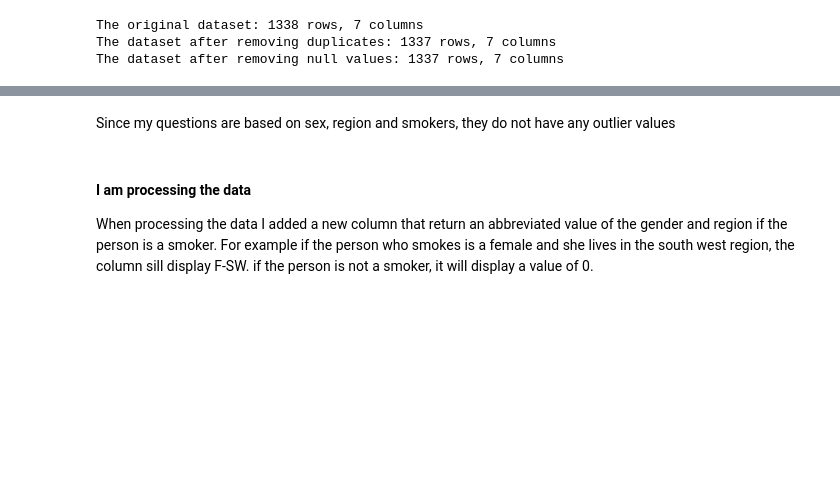
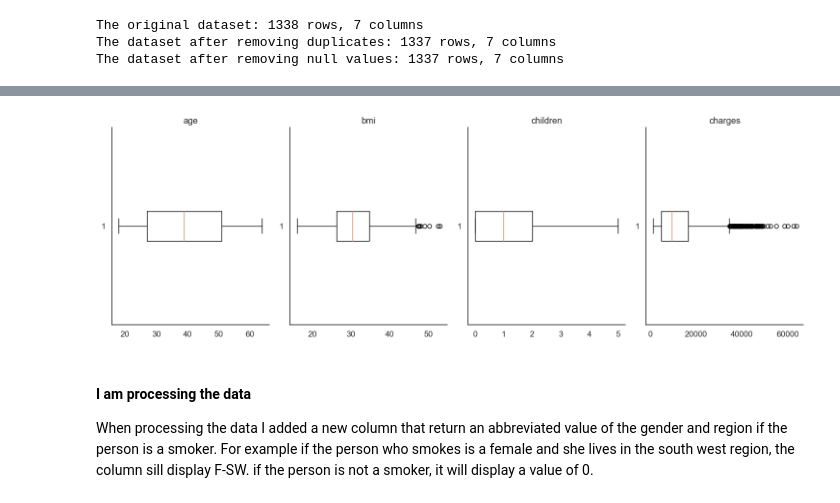
Before and after one commit to ubco-W2022T2-data301/project-group-group40, a Jupyter notebook: analysis/analysis2.ipynb, the cells around one changed output, grey strips where cells are left out. Saved outputs shown, nothing was run; the diff lists cells and outputs as text; code cells hidden in the pictures; blank space fills up the shorter version.

```diff
--- a/analysis/analysis2.ipynb
+++ b/analysis/analysis2.ipynb
@@ -183,5 +241,16 @@ The dataset after removing null values: 1337 rows, 7 columns
-# %% [markdown]
-Since my questions are based on sex, region and smokers, they do not have any outlier values
+# %%
+import pandas as pd
+import matplotlib.pyplot as plt
+
+# Create boxplots for each numerical feature in the dataset
+fig, axs = plt.subplots(nrows=1, ncols=4, figsize=(15, 5))
+for i, feature in enumerate(['age', 'bmi', 'children', 'charges']):
+    axs[i].boxplot(df[feature], vert=False)
+    axs[i].set_title(feature)
+plt.tight_layout()
+plt.show()
+# %% [output]
+[figure, added]
 # %% [markdown]
 #### I am processing the data
 When processing the data I added a new column that return an abbreviated value of the gender and region if the person is a smoker. For example if the person who smokes is a female and she lives in the south west region, the column sill display F-SW. if the person is not a smoker, it will display a value of 0.
```
Also changed, not shown: parts of 12 cells of this notebook, 4 other files.
